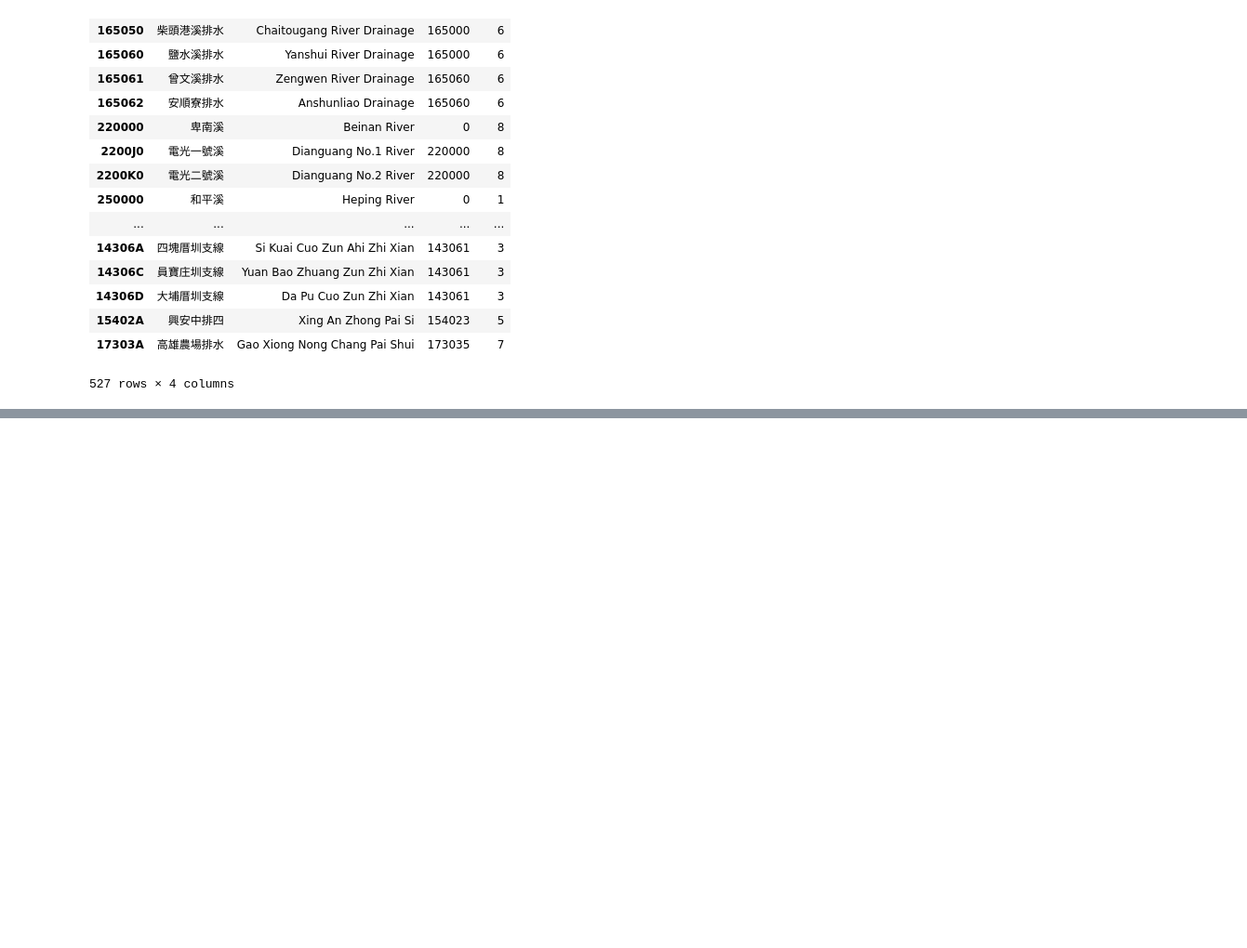
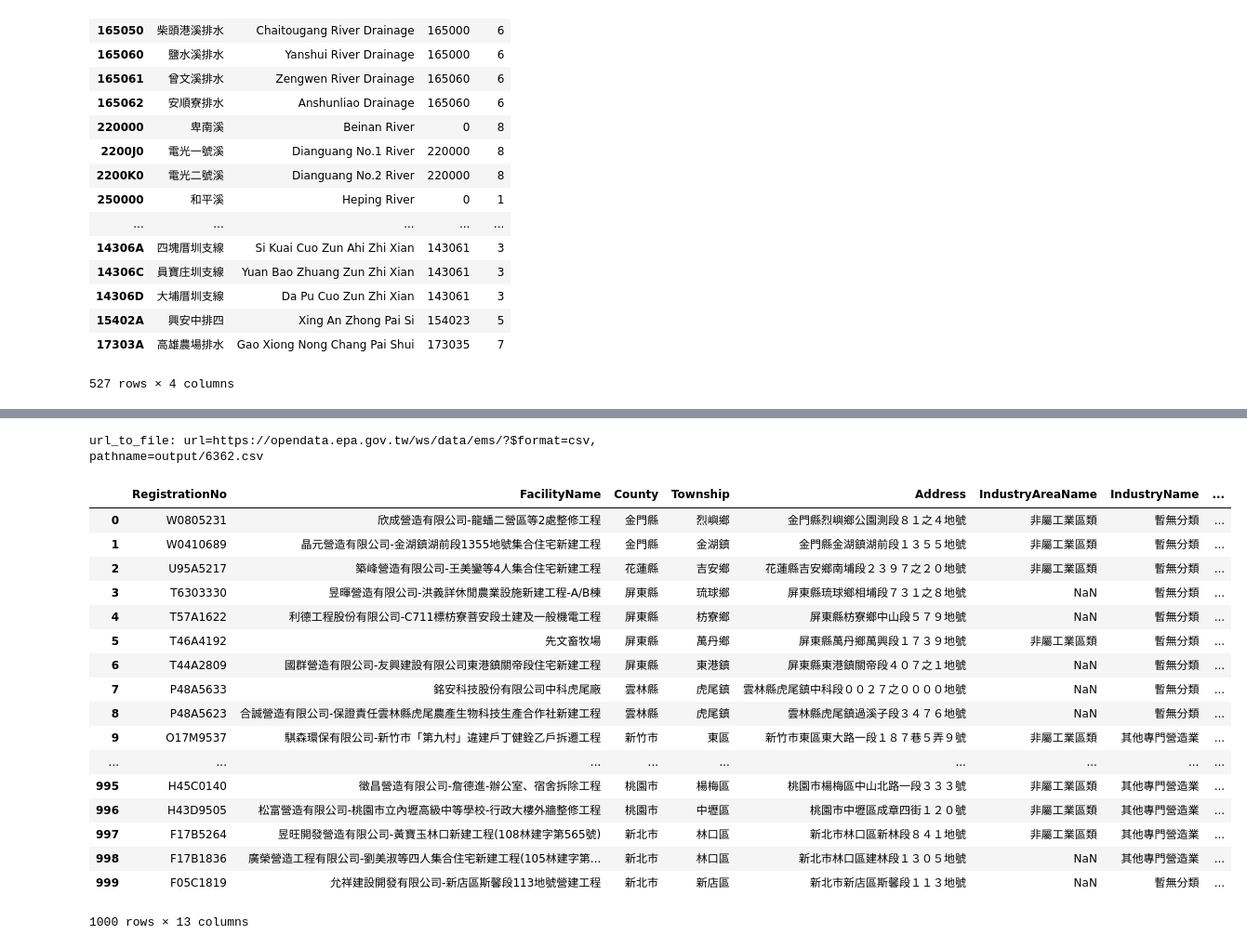
Before and after one commit to Linked-Open-Data-LOD-Taiwan/ontologies, a Jupyter notebook: script/opendata_test.ipynb, the cells around one changed output, grey strips where cells are left out. Shown at 93% size. Drawn from its saved outputs; the diff is of its cells as text; code cells hidden in the pictures; blank space fills up the shorter version.

```diff
--- a/script/opendata_test.ipynb
+++ b/script/opendata_test.ipynb
@@ -839,0 +913,58 @@ river_df
+# %%
+"""
+資料集識別碼
+6362                                    列管污染源基本資料發布
+27431                        新北市轄內固定污染源空氣污染物監測數據-即時
+27432                        新北市轄內固定污染源空氣污染物監測數據-日報
+28190                              移動污染源空氣污染防制費收費統計
+28994                          基隆市固定污染源空氣污染物監測數據-日報
+29021                          基隆市固定污染源空氣污染物監測數據-即時
+30664                        新北市轄內設置空氣污染物監測設施之固定污染源
+31968                   固定污染源CEMS監測數據紀錄值資料集(6分鐘紀錄值)
+31969                  固定污染源CEMS監測數據紀錄值資料集(15分鐘紀錄值)
+31970                   固定污染源CEMS監測數據紀錄值資料集(1小時紀錄值)
+34101                                   列管事業污染源裁處資料
+34106                                環境督察總隊對污染源裁處資訊
+34832                         固定污染源設置、變更、操作許可申請家數統計
+35051                                 固定污染源-煙道基本參數檔
+36420                              加工處臺中園區列管污染源基本資料
+37315                                    雲林縣固定污染源監測
+42232                    宜蘭縣固定污染源自動連續監測系統(CEMS)開放資料
+45152                            公私場所固定污染源指定物種之申報資料
+45165                              固定污染源空氣污染防制費收費統計
+75836                              宜蘭縣移動污染源排氣檢測複檢通知
+79973                 105年度臺南市移污污染源稽查管制計畫_召回烏賊車檢測結果
+79974                      105年度臺南市移動污染源稽查管制計畫_攔檢作業
+83618      臺中市固定污染源空氣污染物連續自動監測設施(CEMS)監測數據資料_即時監測數據
+84025        臺中市固定污染源空氣污染物連續自動監測設施(CEMS)監測數據資料_列管工廠
+84026     臺中市固定污染源空氣污染物連續自動監測設施(CEMS)監測數據資料_監測項目及代碼
+95023                 台灣中油股份有限公司_石化事業部固定污染源連續監測即時數據
+106598                                  水污染源許可及申報資料
+109293     新竹縣固定污染源空氣污染物連續自動監測設施(CEMS)監測數據資料_即時監測數據
+115886            11292-03-02-2 臺中市環保局污染源稽查(查核)處分概況
+116704                   臺北市政府環境保護局污染源稽查(查核)處分概況月報表
+"""
+mon_df = od_df[od_df['資料集名稱'].str.contains('污染源')]['資料集名稱']
+df=odMgr.get_dataset(6362) #any CSV dataset idf=odMgr.get_dataset(6362) #any CSV dataset i＃d
+#df[df['RegistrationNo']=='A3400118']
+df
+# %% [output]
+url_to_file: url=https://opendata.epa.gov.tw/ws/data/ems/?$format=csv, pathname=output/6362.csv
+|  | RegistrationNo | FacilityName | County | Township | Address | IndustryAreaName | IndustryName | ... |
+| 0 | W0805231 | 欣成營造有限公司-龍蟠二營區等2處整修工程 | 金門縣 | 烈嶼鄉 | 金門縣烈嶼鄉公園測段８１之４地號 | 非屬工業區類 | 暫無分類 | ... |
+| 1 | W0410689 | 晶元營造有限公司-金湖鎮湖前段1355地號集合住宅新建工程 | 金門縣 | 金湖鎮 | 金門縣金湖鎮湖前段１３５５地號 | 非屬工業區類 | 暫無分類 | ... |
+| 2 | U95A5217 | 築峰營造有限公司-王美鑾等4人集合住宅新建工程 | 花蓮縣 | 吉安鄉 | 花蓮縣吉安鄉南埔段２３９７之２０地號 | 非屬工業區類 | 暫無分類 | ... |
+| 3 | T6303330 | 昱暉營造有限公司-洪義詳休閒農業設施新建工程-A/B棟 | 屏東縣 | 琉球鄉 | 屏東縣琉球鄉相埔段７３１之８地號 | NaN | 暫無分類 | ... |
+| 4 | T57A1622 | 利德工程股份有限公司-C711標枋寮菩安段土建及一般機電工程 | 屏東縣 | 枋寮鄉 | 屏東縣枋寮鄉中山段５７９地號 | NaN | 暫無分類 | ... |
+| 5 | T46A4192 | 先文畜牧場 | 屏東縣 | 萬丹鄉 | 屏東縣萬丹鄉萬興段１７３９地號 | 非屬工業區類 | 暫無分類 | ... |
+| 6 | T44A2809 | 國群營造有限公司-友興建設有限公司東港鎮關帝段住宅新建工程 | 屏東縣 | 東港鎮 | 屏東縣東港鎮關帝段４０７之１地號 | NaN | 暫無分類 | ... |
+| 7 | P48A5633 | 銘安科技股份有限公司中科虎尾廠 | 雲林縣 | 虎尾鎮 | 雲林縣虎尾鎮中科段００２７之００００地號 | NaN | 暫無分類 | ... |
+| 8 | P48A5623 | 合誠營造有限公司-保證責任雲林縣虎尾農產生物科技生產合作社新建工程 | 雲林縣 | 虎尾鎮 | 雲林縣虎尾鎮過溪子段３４７６地號 | NaN | 暫無分類 | ... |
+| 9 | O17M9537 | 騏森環保有限公司-新竹市「第九村」違建戶丁健銓乙戶拆遷工程 | 新竹市 | 東區 | 新竹市東區東大路一段１８７巷５弄９號 | 非屬工業區類 | 其他專門營造業 | ... |
+| ... | ... | ... | ... | ... | ... | ... | ... | ... |
+| 995 | H45C0140 | 徵昌營造有限公司-詹德進-辦公室、宿舍拆除工程 | 桃園市 | 楊梅區 | 桃園市楊梅區中山北路一段３３３號 | 非屬工業區類 | 其他專門營造業 | ... |
+| 996 | H43D9505 | 松富營造有限公司-桃園市立內壢高級中等學校-行政大樓外牆整修工程 | 桃園市 | 中壢區 | 桃園市中壢區成章四街１２０號 | 非屬工業區類 | 其他專門營造業 | ... |
+| 997 | F17B5264 | 昱旺開發營造有限公司-黃寶玉林口新建工程(108林建字第565號) | 新北市 | 林口區 | 新北市林口區新林段８４１地號 | 非屬工業區類 | 其他專門營造業 | ... |
+| 998 | F17B1836 | 廣榮營造工程有限公司-劉美淑等四人集合住宅新建工程(105林建字第... | 新北市 | 林口區 | 新北市林口區建林段１３０５地號 | NaN | 其他專門營造業 | ... |
+| 999 | F05C1819 | 允祥建設開發有限公司-新店區斯馨段113地號營建工程 | 新北市 | 新店區 | 新北市新店區斯馨段１１３地號 | NaN | 暫無分類 | ... |
+1000 rows × 13 columns
```
Also changed, not shown: parts of 16 cells of this notebook, 9 other files.
